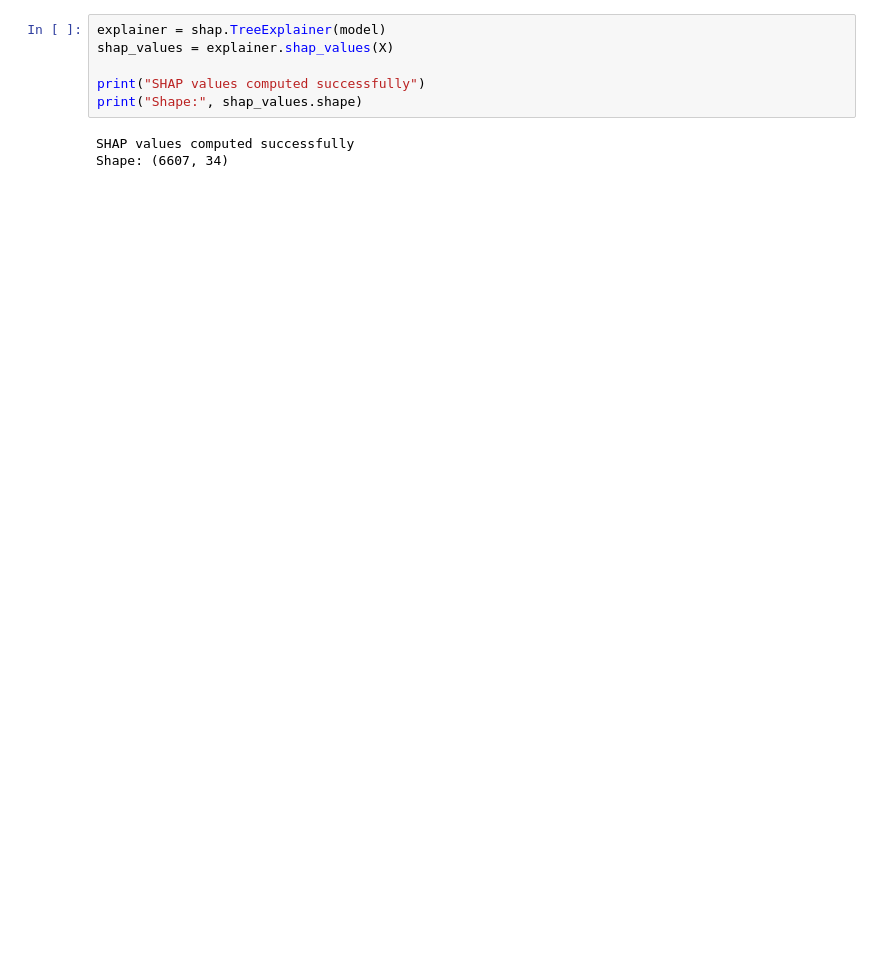
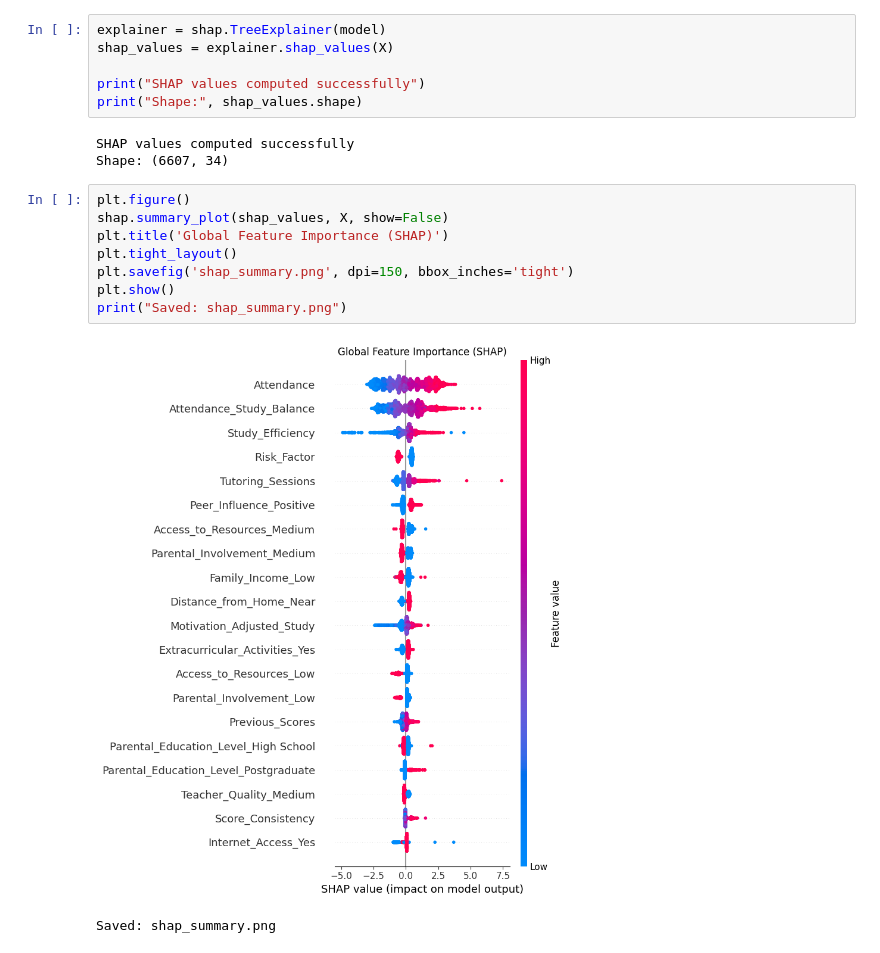
Before and after one commit to areeba-23/StudyPlan_AI, a Jupyter notebook: Deliverable_2/src/explainability.ipynb, the cells around one changed output. Drawn from its saved outputs; the diff is of its cells as text; blank space fills up the shorter version.

```diff
--- a/Deliverable_2/src/explainability.ipynb
+++ b/Deliverable_2/src/explainability.ipynb
@@ -29,3 +35,14 @@ print("Shape:", shap_values.shape)
 # %% [output]
 SHAP values computed successfully
 Shape: (6607, 34)
+# %%
+plt.figure()
+shap.summary_plot(shap_values, X, show=False)
+plt.title('Global Feature Importance (SHAP)')
+plt.tight_layout()
+plt.savefig('shap_summary.png', dpi=150, bbox_inches='tight')
+plt.show()
+print("Saved: shap_summary.png")
+# %% [output]
+[figure, added]
+Saved: shap_summary.png
```
Also changed, not shown: parts of 6 cells of this notebook, 4 other files.
